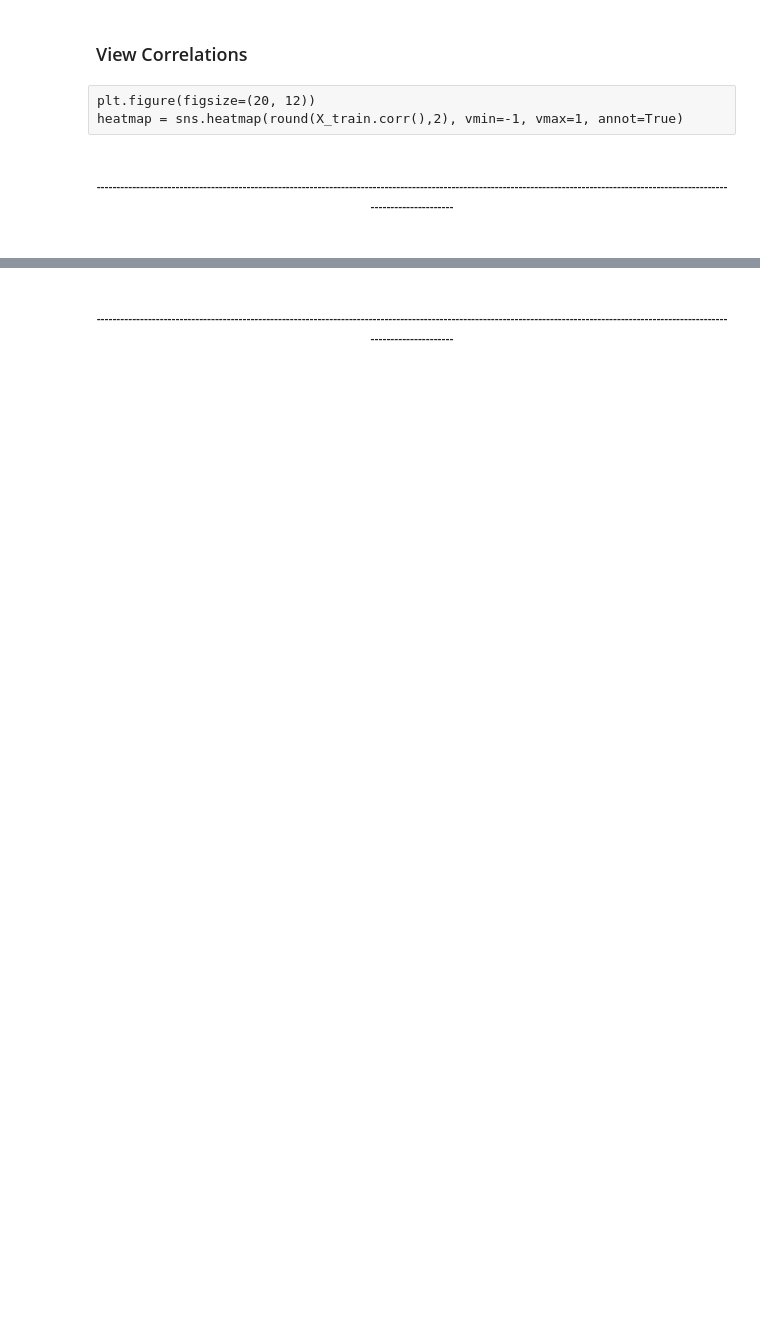
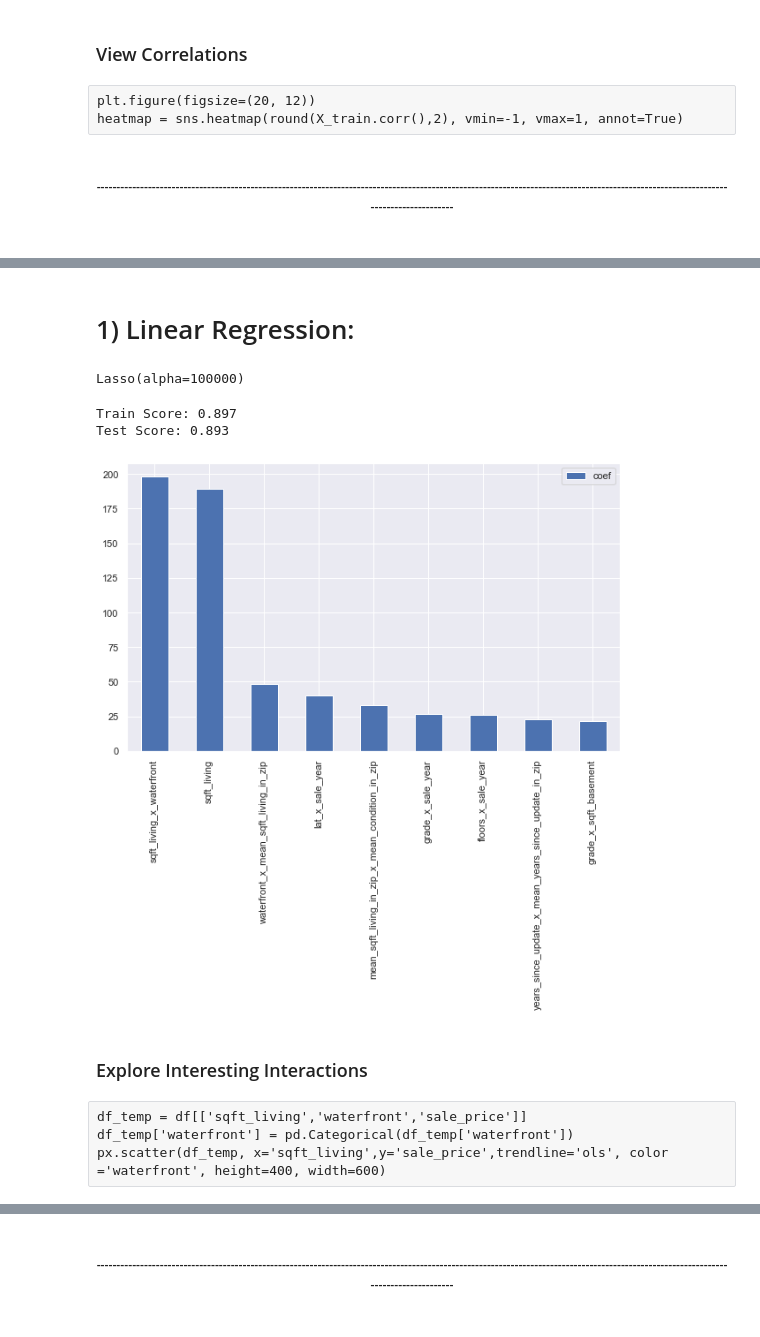
Before and after one commit to johnodonnell123/Personal_Projects, a Jupyter notebook: Housing_Price_Prediction/housing_price_pred.ipynb, the cells around one changed output, grey strips where cells are left out. Cells and saved outputs as stored; diff of their text form; code cells hidden in the pictures; blank space fills up the shorter version.

```diff
--- a/Housing_Price_Prediction/housing_price_pred.ipynb
+++ b/Housing_Price_Prediction/housing_price_pred.ipynb
@@ -864,4 +816,0 @@ from sklearn.ensemble import RandomForestRegressor
-# %%
-rf = RandomForestRegressor(max_depth=50, random_state=88)
-rf.fit(X_train, y_train)
-round(rf.score(X_test, y_test),3)
@@ -870,7 +816,0 @@ round(rf.score(X_test, y_test),3)
-# %%
-scores = []
-for r in range(0,10):
-    X_train, X_test, y_train, y_test = split_and_engineer_w_target(df_clean, r)
-    rf = RandomForestRegressor(max_depth=50, random_state=8)
-    rf.fit(X_train, y_train)
-    scores.append(rf.score(X_test, y_test))
@@ -981,0 +817,27 @@ results_df.sort_values('Adj_R2', ascending = False).head()
+# %% [markdown]
+# 1) Linear Regression:
+# %%
+lr = linear_model.Lasso(alpha=100000)
+lr.fit(X_train, y_train)
+# %% [output]
+Lasso(alpha=100000)
+# %%
+train_score = lr.score(X_train, y_train)
+test_score = lr.score(X_test, y_test)
+print(f'Train Score: {round(train_score,3)} \nTest Score: {round(test_score,3)}')
+# %% [output]
+Train Score: 0.897
+Test Score: 0.893
+# %%
+tt = pd.DataFrame(index=X_train.columns,columns=['coef'], data=lr.coef_).sort_values('coef',ascending=False, key=lambda x: abs(x))
+tt = tt[tt['coef'] > 20]
+# %%
+tt.plot.bar(figsize=(10,6));
+# %% [output]
+[figure, added]
+# %% [markdown]
+### Explore Interesting Interactions
+# %% [raw]
+df_temp = df[['sqft_living','waterfront','sale_price']]
+df_temp['waterfront'] = pd.Categorical(df_temp['waterfront'])
+px.scatter(df_temp, x='sqft_living',y='sale_price',trendline='ols', color ='waterfront', height=400, width=600)
```
Also changed, not shown: parts of 49 cells of this notebook, 1 other file.
